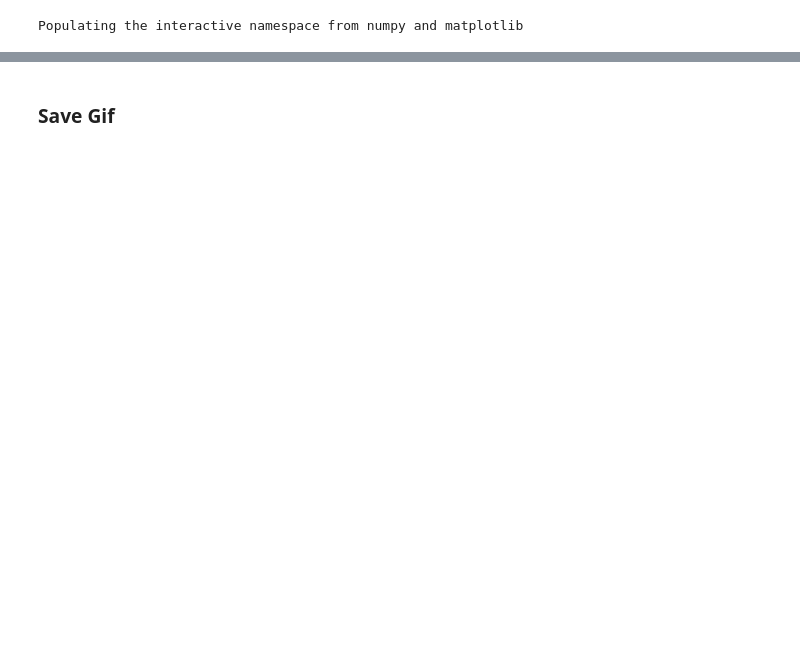
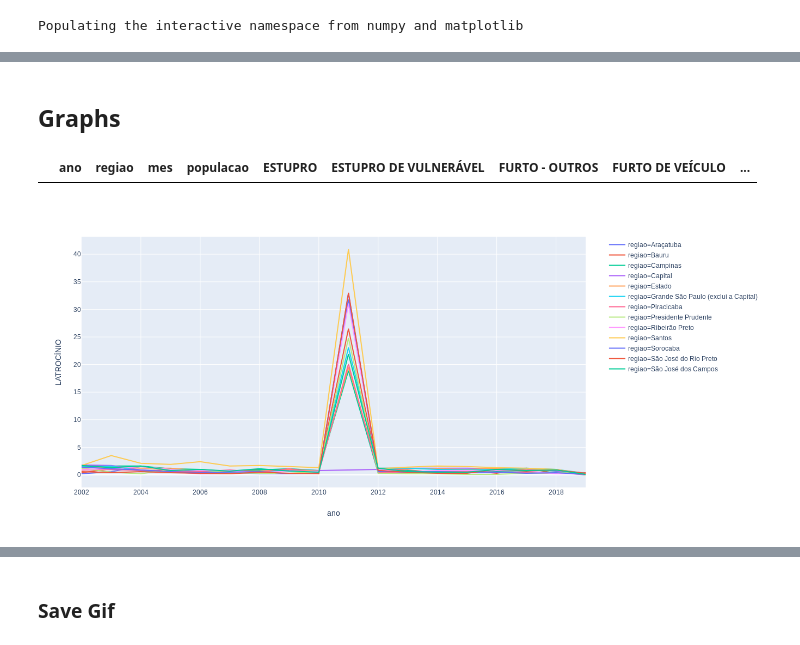
Before and after one commit to d116626/seguranca_sp, a Jupyter notebook: notebook/explore.ipynb, the cells around one changed output, grey strips where cells are left out. Cells and saved outputs as stored; diff of their text form; code cells hidden in the pictures; blank space fills up the shorter version.

```diff
--- a/notebook/explore.ipynb
+++ b/notebook/explore.ipynb
@@ -94,0 +139,13 @@ for i in range(len(cols)) :
+# %% [markdown]
+## Graphs
+# %%
+month_replace = {
+    'Abr':4,'Ago':8,'Dez':12,'Fev':2, 'Jan':1,'Jul':7,
+    'Jun':6,'Mai':5,'Mar':3,'Nov':9,'Out':10,'Set':11
+}
+
+df_final['mes'] = df_final['mes'].replace(month_replace)
+df_final['data'] = df_final['ano'].astype(str) + "-" + df_final['mes'].astype(str)
+df_final['data'] = pd.to_datetime(df_final['data'])
+
+df_final= df_final.sort_values(by='data')
@@ -94,0 +163,19 @@ for i in range(len(cols)) :
+# %%
+df_plot = df_final.copy()
+
+# mask = (df_plot['mes']<=8)
+
+# df_plot = df_plot[mask]
+
+df_plot = df_plot.groupby(by=['ano',var_dissolve], as_index=False).sum()
+# %%
+df_plot.head(0)
+# %% [output]
+|  | ano | regiao | mes | populacao | ESTUPRO | ESTUPRO DE VULNERÁVEL | FURTO - OUTROS | FURTO DE VEÍCULO | ... |
+# %%
+var = "LATROCÍNIO"
+
+fig = px.line(df_plot, x="ano", y=var, color=var_dissolve, )
+fig.show()
+# %% [output]
+[figure, added]
```
Also changed, not shown: parts of 26 cells of this notebook, 18 other files.
